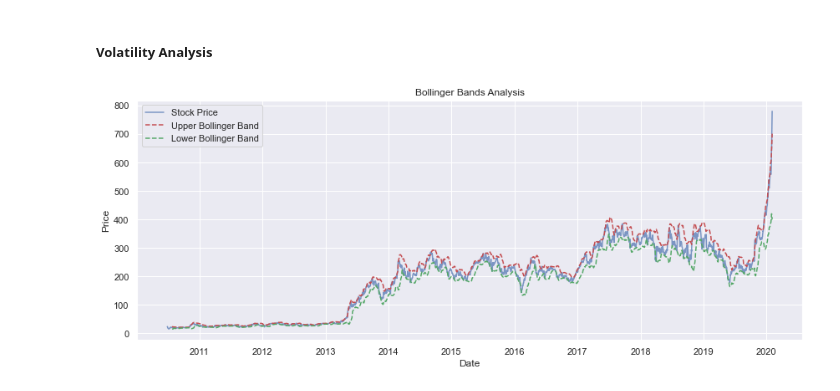
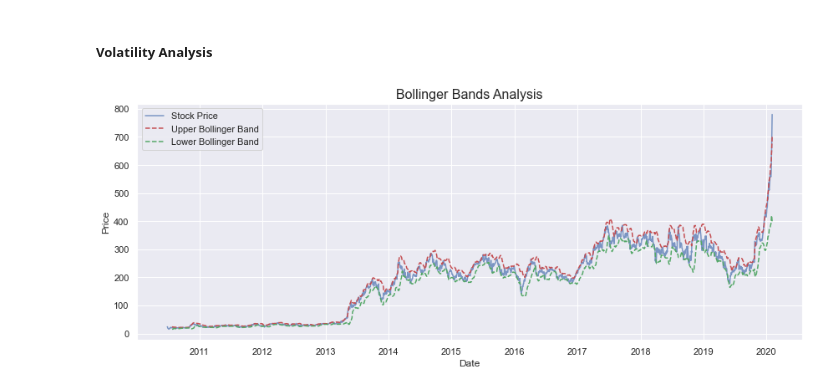
Before and after one commit to Mwizerwa/Stock_Price_Prediction, a Jupyter notebook: notebooks/data_exploration.ipynb, the cells around one changed output. Saved outputs shown, nothing was run; the diff lists cells and outputs as text; code cells hidden in the pictures.

```diff
--- a/notebooks/data_exploration.ipynb
+++ b/notebooks/data_exploration.ipynb
@@ -110,8 +110,8 @@ plt.show()
 ##### Analyze trading volume
 # %%
 #Analyze trading volume
-dataset["50-day MA"] = dataset["Volume"].rolling(window=50).mean()
-dataset["200-day MA"] = dataset["Volume"].rolling(window=200).mean()
+dataset["50 day MA Volume"] = dataset["Volume"].rolling(window=50).mean()
+dataset["200 day MA Volume"] = dataset["Volume"].rolling(window=200).mean()
 # %%
 #plot moving averages
 plt.figure(figsize=(12, 5))
@@ -131,25 +131,25 @@ plt.show()
 ##### Volatility Analysis
 # %%
 #Volatility Analysis
-dataset["20-day SMA"] = dataset["Adj Close"].rolling(window=20).mean()
+dataset["20 day SMA"] = dataset["Adj Close"].rolling(window=20).mean()
 #Calculate standard deviation for 20 day rolling
-dataset["20-day StdDev"] = dataset["Adj Close"].rolling(window=20).std()
+dataset["20 day StdDev"] = dataset["Adj Close"].rolling(window=20).std()
 
 #Calculate the upper and lower Bollinger Bands
-dataset["Upper Bollinger"] = dataset["20-day SMA"] + (2 * dataset["20-day StdDev"])
-dataset["Lower Bollinger"] = dataset["20-day SMA"] - (2 * dataset["20-day StdDev"])
+dataset["Upper Bollinger"] = dataset["20 day SMA"] + (2 * dataset["20 day StdDev"])
+dataset["Lower Bollinger"] = dataset["20 day SMA"] - (2 * dataset["20 day StdDev"])
 
 #Create a plot
 plt.figure(figsize=(12, 5))
 plt.plot(dataset["Date"], dataset["Adj Close"], label="Stock Price", alpha=0.7)
 plt.plot(dataset["Date"], dataset["Upper Bollinger"], label="Upper Bollinger Band", color="r", linestyle="--")
 plt.plot(dataset["Date"], dataset["Lower Bollinger"], label="Lower Bollinger Band", color="g", linestyle="--")
 #Titles
 plt.xlabel("Date")
 plt.ylabel("Price")
-plt.title("Bollinger Bands Analysis")
+plt.title("Bollinger Bands Analysis", fontsize=16)
 plt.legend()
 plt.tight_layout()
 plt.show()
 # %% [output]
-[figure, old version]
+[figure, new version]
```
Also changed, not shown: parts of 1 cell of this notebook.
